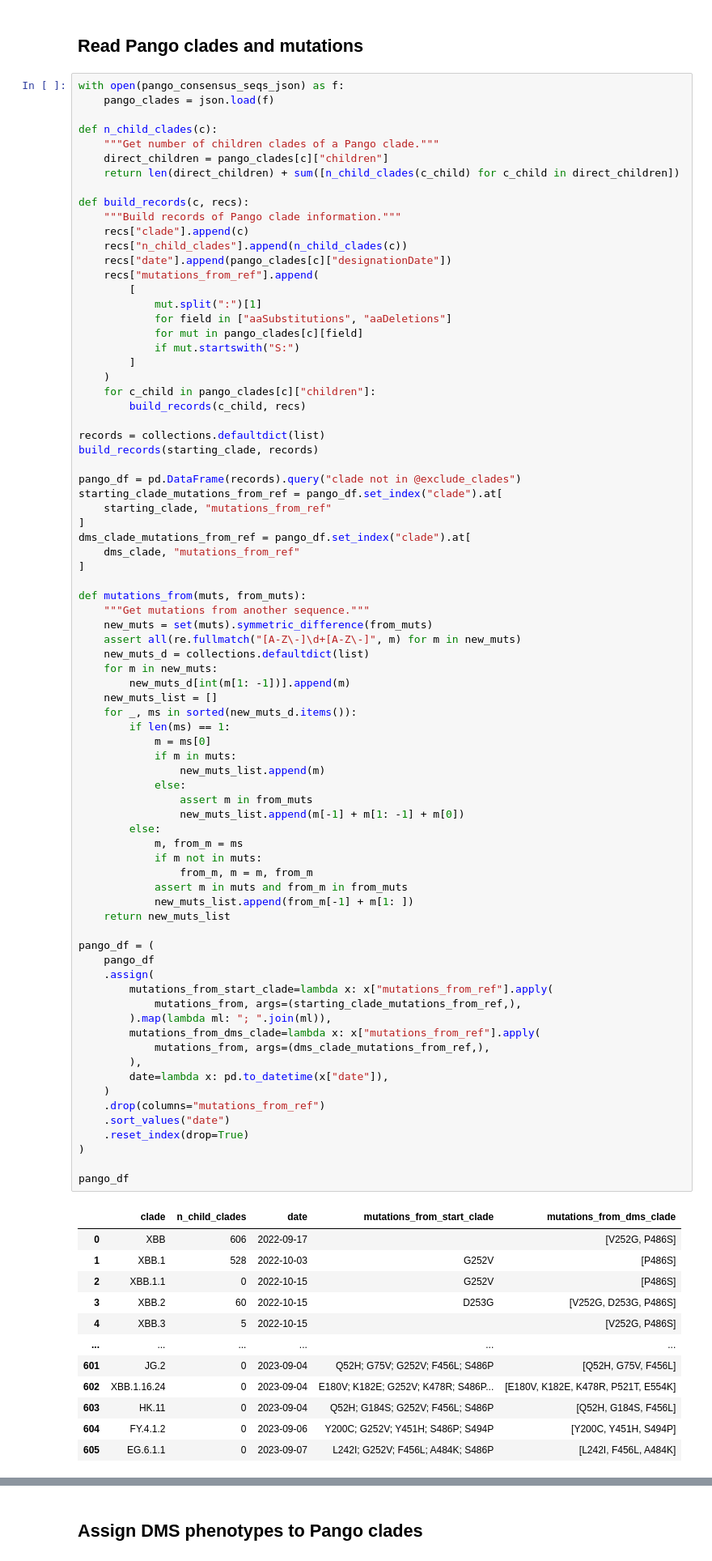
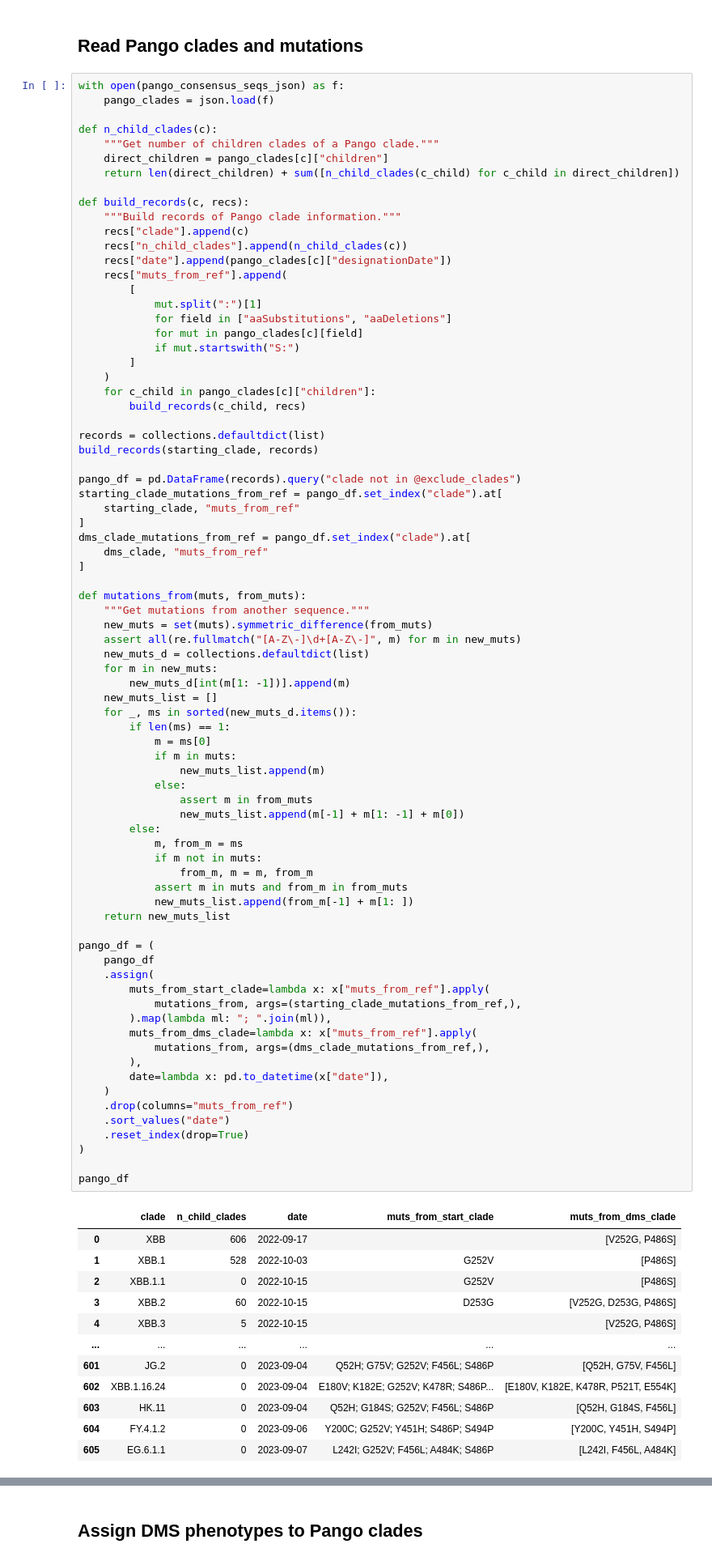
Before and after one commit to dms-vep/SARS-CoV-2_XBB.1.5_spike_DMS, a Jupyter notebook: notebooks/compare_natural.ipynb, the cells around one changed output, grey strips where cells are left out. Shown at 81% size. Saved outputs shown, nothing was run; the diff lists cells and outputs as text.

```diff
--- a/notebooks/compare_natural.ipynb
+++ b/notebooks/compare_natural.ipynb
@@ -46,7 +46,7 @@ def build_records(c, recs):
     recs["clade"].append(c)
     recs["n_child_clades"].append(n_child_clades(c))
     recs["date"].append(pango_clades[c]["designationDate"])
-    recs["mutations_from_ref"].append(
+    recs["muts_from_ref"].append(
         [
             mut.split(":")[1]
             for field in ["aaSubstitutions", "aaDeletions"]
@@ -62,10 +62,10 @@ build_records(starting_clade, records)
 
 pango_df = pd.DataFrame(records).query("clade not in @exclude_clades")
 starting_clade_mutations_from_ref = pango_df.set_index("clade").at[
-    starting_clade, "mutations_from_ref"
+    starting_clade, "muts_from_ref"
 ]
 dms_clade_mutations_from_ref = pango_df.set_index("clade").at[
-    dms_clade, "mutations_from_ref"
+    dms_clade, "muts_from_ref"
 ]
 
 def mutations_from(muts, from_muts):
@@ -80,37 +80,37 @@ def mutations_from(muts, from_muts):
         if len(ms) == 1:
             m = ms[0]
             if m in muts:
                 new_muts_list.append(m)
             else:
                 assert m in from_muts
                 new_muts_list.append(m[-1] + m[1: -1] + m[0])
         else:
             m, from_m = ms
             if m not in muts:
                 from_m, m = m, from_m
             assert m in muts and from_m in from_muts
             new_muts_list.append(from_m[-1] + m[1: ])
     return new_muts_list
 
 pango_df = (
     pango_df
     .assign(
-        mutations_from_start_clade=lambda x: x["mutations_from_ref"].apply(
+        muts_from_start_clade=lambda x: x["muts_from_ref"].apply(
             mutations_from, args=(starting_clade_mutations_from_ref,),
         ).map(lambda ml: "; ".join(ml)),
-        mutations_from_dms_clade=lambda x: x["mutations_from_ref"].apply(
+        muts_from_dms_clade=lambda x: x["muts_from_ref"].apply(
             mutations_from, args=(dms_clade_mutations_from_ref,),
         ),
         date=lambda x: pd.to_datetime(x["date"]),
     )
-    .drop(columns="mutations_from_ref")
+    .drop(columns="muts_from_ref")
     .sort_values("date")
     .reset_index(drop=True)
 )
 
 pango_df
 # %% [output]
-|  | clade | n_child_clades | date | mutations_from_start_clade | mutations_from_dms_clade |
+|  | clade | n_child_clades | date | muts_from_start_clade | muts_from_dms_clade |
 | 0 | XBB | 606 | 2022-09-17 |  | [V252G, P486S] |
 | 1 | XBB.1 | 528 | 2022-10-03 | G252V | [P486S] |
 | 2 | XBB.1.1 | 0 | 2022-10-15 | G252V | [P486S] |
```
Also changed, not shown: parts of 3 cells of this notebook.
